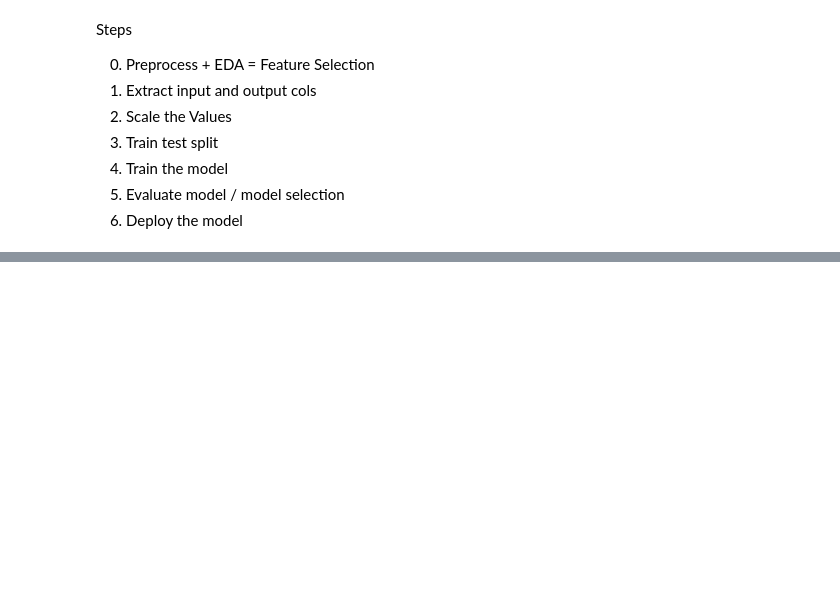
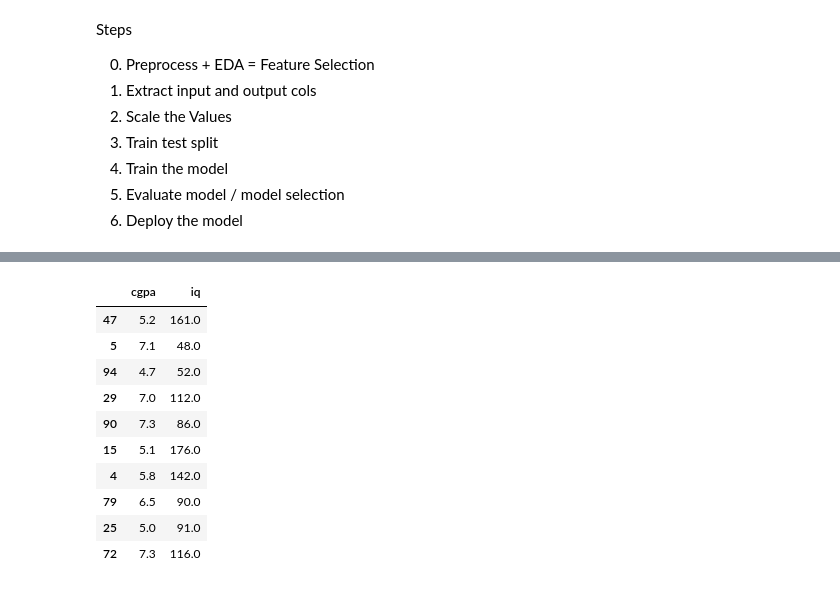
Before and after one commit to arhamansari11/Machine_Learning, a Jupyter notebook: 12-End_to_End_ML_Project/project.ipynb, the cells around one changed output, grey strips where cells are left out. Cells and saved outputs as stored; diff of their text form; code cells hidden in the pictures; blank space fills up the shorter version.

```diff
--- a/12-End_to_End_ML_Project/project.ipynb
+++ b/12-End_to_End_ML_Project/project.ipynb
@@ -31,0 +114,14 @@ plt.scatter(df["cgpa"] , df["iq"] , c=df["placement"])
+# %%
+X_test
+# %% [output]
+|  | cgpa | iq |
+| 47 | 5.2 | 161.0 |
+| 5 | 7.1 | 48.0 |
+| 94 | 4.7 | 52.0 |
+| 29 | 7.0 | 112.0 |
+| 90 | 7.3 | 86.0 |
+| 15 | 5.1 | 176.0 |
+| 4 | 5.8 | 142.0 |
+| 79 | 6.5 | 90.0 |
+| 25 | 5.0 | 91.0 |
+| 72 | 7.3 | 116.0 |
```
Also changed, not shown: parts of 13 cells of this notebook.
